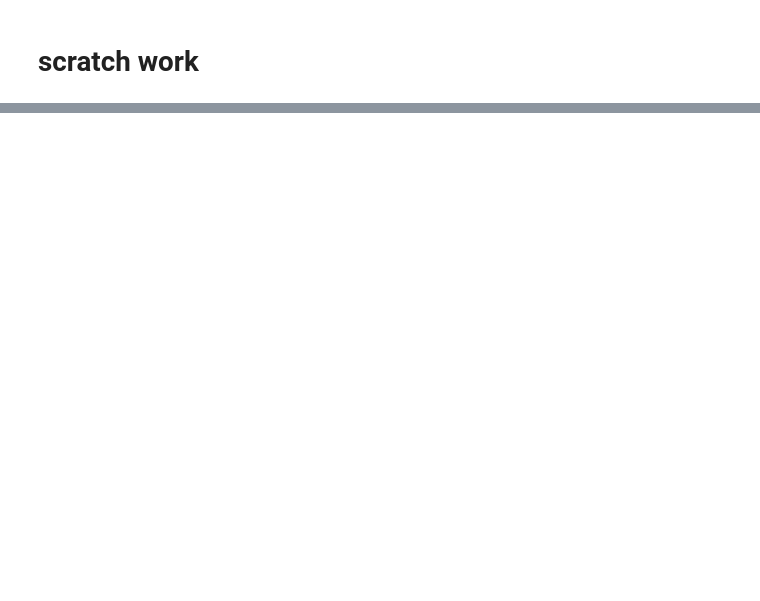
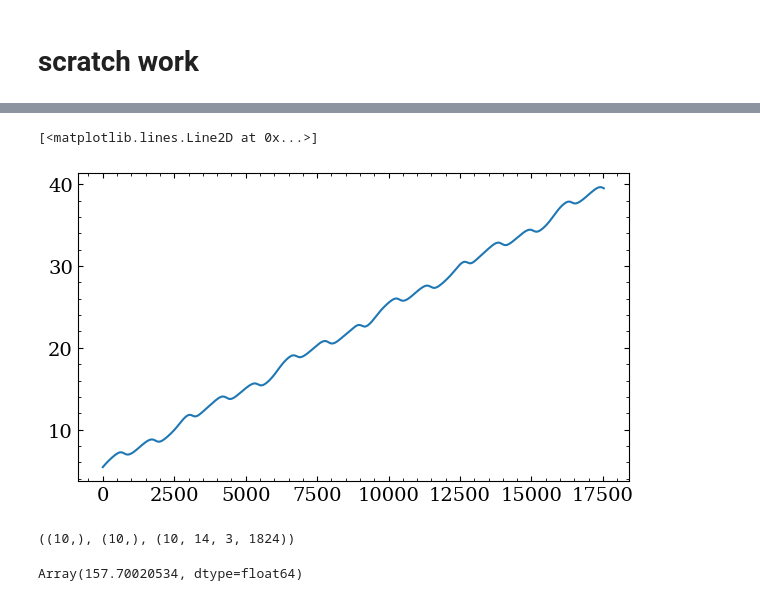
Before and after one commit to ben-cassese/jorbit, a Jupyter notebook: scratch.ipynb, the cells around one changed output, grey strips where cells are left out. Cells and saved outputs as stored; diff of their text form; code cells hidden in the pictures; blank space fills up the shorter version.

```diff
--- a/scratch.ipynb
+++ b/scratch.ipynb
@@ -158,0 +21,15 @@ Array([0.99989828, 0.99987798, 0.99991297, 1.00663733, 0.9930172 ,
+# %%
+t0 = Time("2020-01-01")
+forward_times = t0 + jnp.arange(0, 20.001, 1*u.hour.to(u.year))*u.year
+reverse_times = t0 - jnp.arange(0, 20.001, 1*u.hour.to(u.year))*u.year
+
+forward_pos = jnp.load("forward_pos.npy")
+reverse_pos = jnp.load("reverse_pos.npy")
+# %%
+t0 = Time("2020-01-01")
+
+obj = Horizons(id="K19J92Q", location="500@0", epochs=t0.tdb.jd)
+vecs = obj.vectors(refplane="earth")
+true_x0 = jnp.array([vecs["x"], vecs["y"], vecs["z"]]).T[0]
+true_v0 = jnp.array([vecs["vx"], vecs["vy"], vecs["vz"]]).T[0]
+true_x0, true_v0
@@ -158,0 +39,4 @@ Array([0.99989828, 0.99987798, 0.99991297, 1.00663733, 0.9930172 ,
+# %%
+p = Particle(x=true_x0, v=true_v0, time=t0, gravity="newtonian solar system")
+# %%
+eph = p.ephemeris(forward_times[::10], observer=forward_pos[::10])
@@ -158,0 +85,22 @@ Array([0.99989828, 0.99987798, 0.99991297, 1.00663733, 0.9930172 ,
+# %%
+r = jnp.unwrap(eph.ra.rad)
+plt.plot(r)
+# %% [output]
+[<matplotlib.lines.Line2D at 0x...>]
+[figure, added]
+# %%
+from jorbit.ephemeris.ephemeris import Ephemeris
+
+eph_ex = Ephemeris(
+        earliest_time=Time("2000-01-01"),
+        latest_time=Time("2040-01-01"),
+        ssos="default planets",
+)
+
+eph_ex.processor.init.shape, eph_ex.processor.intlen.shape, eph_ex.processor.coeffs.shape
+# %% [output]
+((10,), (10,), (10, 14, 3, 1824))
+# %%
+eph_ex.processor.intlen[0] * u.hour.to(u.year)
+# %% [output]
+Array(157.70020534, dtype=float64)
```
Also changed, not shown: parts of 40 cells of this notebook, 5 other files.
